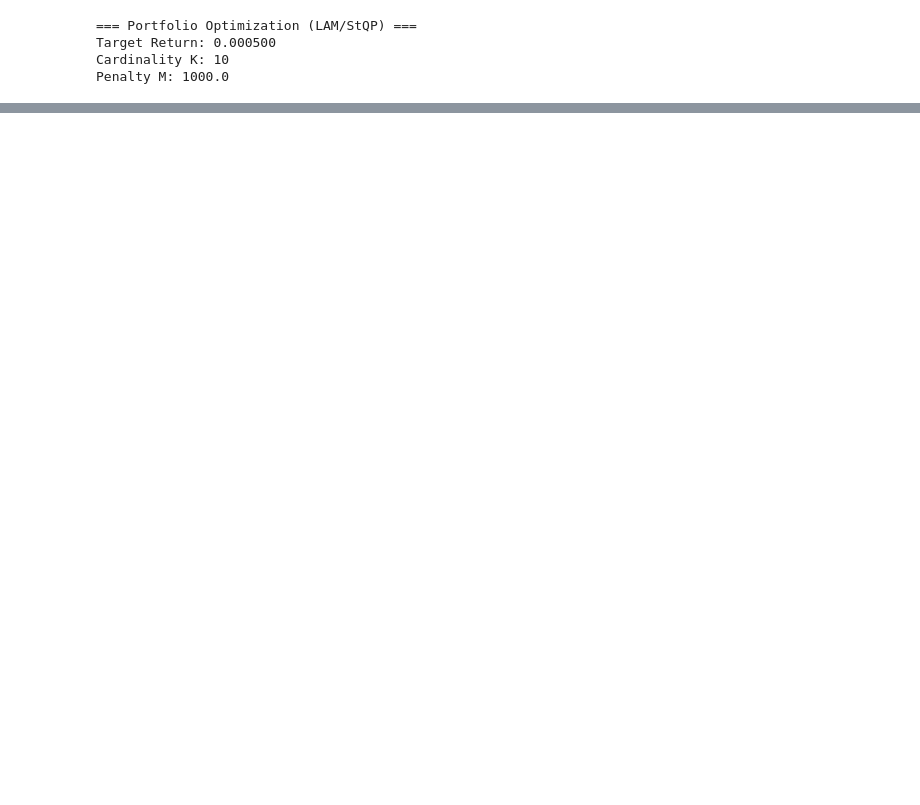
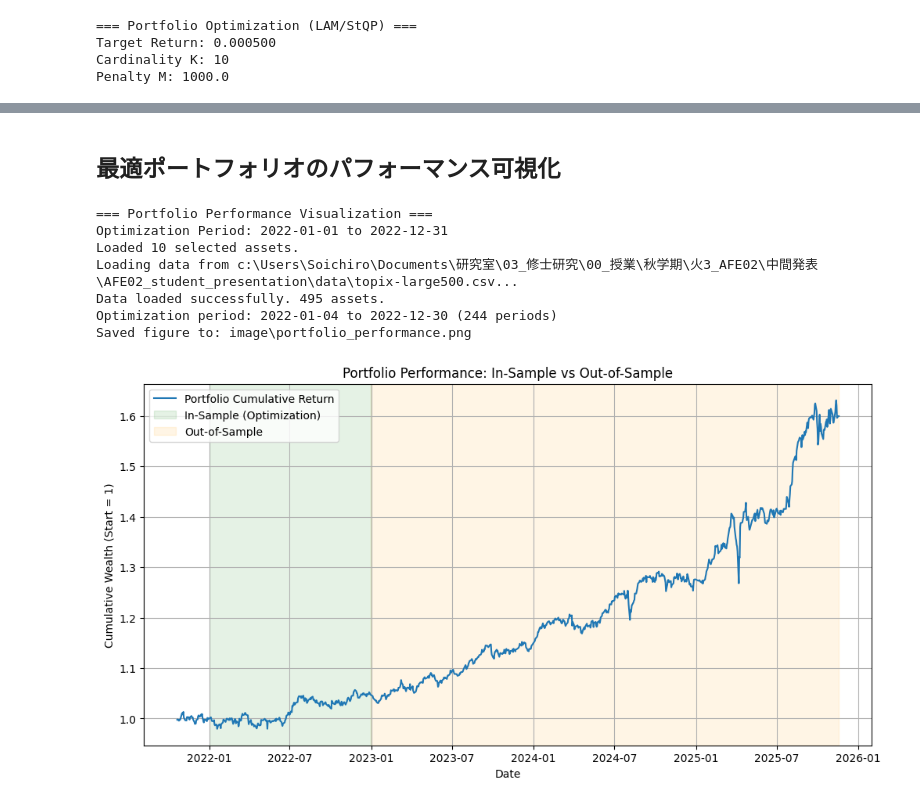
Before and after one commit to K2-621024/AFE02_student_presentation, a Jupyter notebook: notebook_01.ipynb, the cells around one changed output, grey strips where cells are left out. Cells and saved outputs as stored; diff of their text form; code cells hidden in the pictures; blank space fills up the shorter version.

Commit message:
update visualize_portfolio.py

```diff
--- a/notebook_01.ipynb
+++ b/notebook_01.ipynb
@@ -121,0 +111,19 @@ Results saved to optimization_result.csv
+# %% [markdown]
+## **最適ポートフォリオのパフォーマンス可視化**
+# %%
+visualize_portfolio_performance(
+    start_date = '2022-01-01',
+    end_date = '2022-12-31',
+    weight_csv_path = 'optimization_result.csv',
+    output_dir="image",
+    output_filename="portfolio_performance.png"
+)
+# %% [output]
+=== Portfolio Performance Visualization ===
+Optimization Period: 2022-01-01 to 2022-12-31
+Loaded 10 selected assets.
+Loading data from c:\Users\Soichiro\Documents\研究室\03_修士研究\00_授業\秋学期\火3_AFE02\中間発表\AFE02_student_presentation\data\topix-large500.csv...
+Data loaded successfully. 495 assets.
+Optimization period: 2022-01-04 to 2022-12-30 (244 periods)
+Saved figure to: image\portfolio_performance.png
+[figure, added]
```
Also changed, not shown: parts of 6 cells of this notebook, 7 other files.
